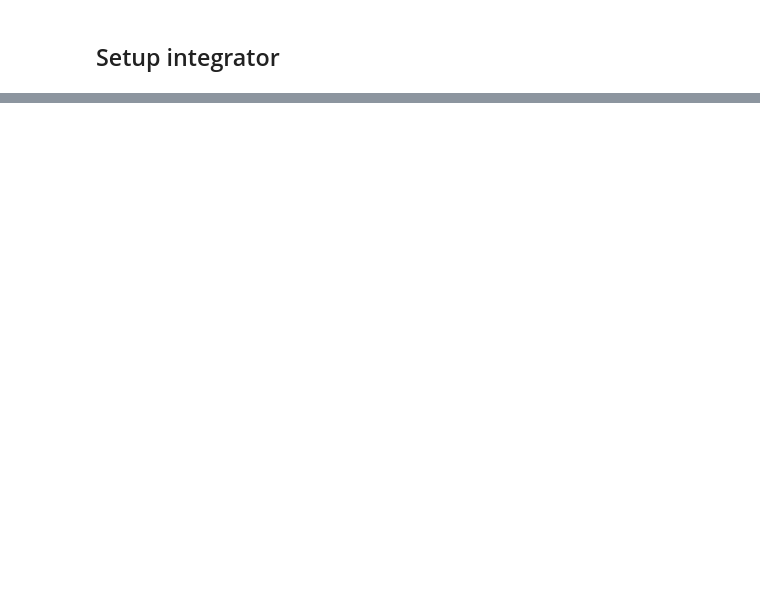
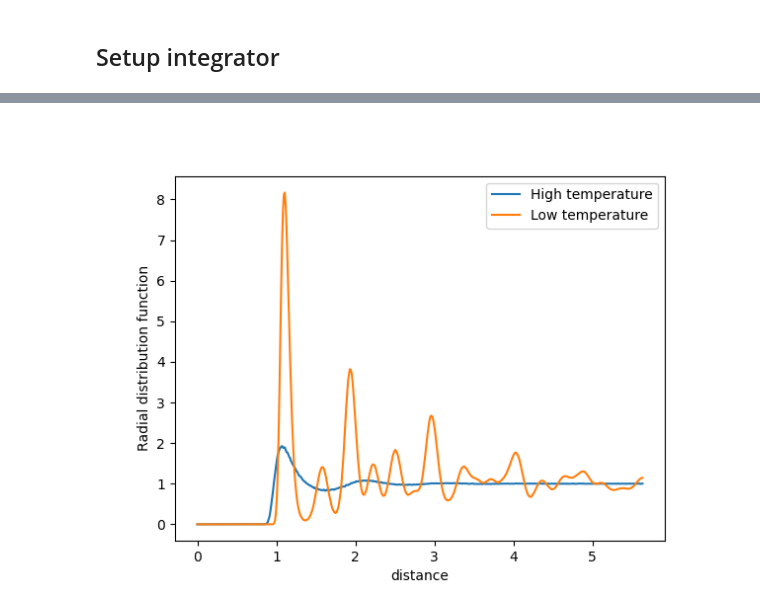
Before and after one commit to jklust/gamdpy, a Jupyter notebook: examples/LJoutput.ipynb, the cells around one changed output, grey strips where cells are left out. Drawn from its saved outputs; the diff is of its cells as text; code cells hidden in the pictures; blank space fills up the shorter version.

```diff
--- a/examples/LJoutput.ipynb
+++ b/examples/LJoutput.ipynb
@@ -401,0 +402,5 @@ conf_list[0].nbytes*1000/1024/1024
+# %%
+%%time
+f = h5py.File('Data/LJ_scalars_.h5', 'r')
+x = np.array(f['scalars'])
+C = np.array(f['vectors'])
@@ -401,0 +420,7 @@ conf_list[0].nbytes*1000/1024/1024
+# %%
+with open('Data/LJ_pdict.pkl', 'rb') as f:
+    pdict = pickle.load(f)
+df = pd.read_csv('Data/LJ_scalars.csv', index_col=False)
+#print(df)
+print(df.mean())
+rp.plot_scalars(df, pdict['N'],  pdict['D'], figsize=(10,8), block=True)
@@ -401,0 +438,15 @@ conf_list[0].nbytes*1000/1024/1024
+# %%
+with open('Data/LJ_pdict.pkl', 'rb') as f:
+    pdict = pickle.load(f)
+
+if pdict['rdf']:
+    rdf = np.loadtxt('Data/LJ_rdf.dat')
+    plt.figure()
+    plt.plot(rdf[:,0], np.mean(rdf[:, 50: 250], axis=1), label='High temperature')
+    plt.plot(rdf[:,0], np.mean(rdf[:,800:1000], axis=1), label='Low temperature')
+    plt.xlabel('distance')
+    plt.ylabel('Radial distribution function')
+    plt.legend()
+    plt.show(block=False)
+# %% [output]
+[figure, added]
```
Also changed, not shown: parts of 48 cells of this notebook, 8 other files.
